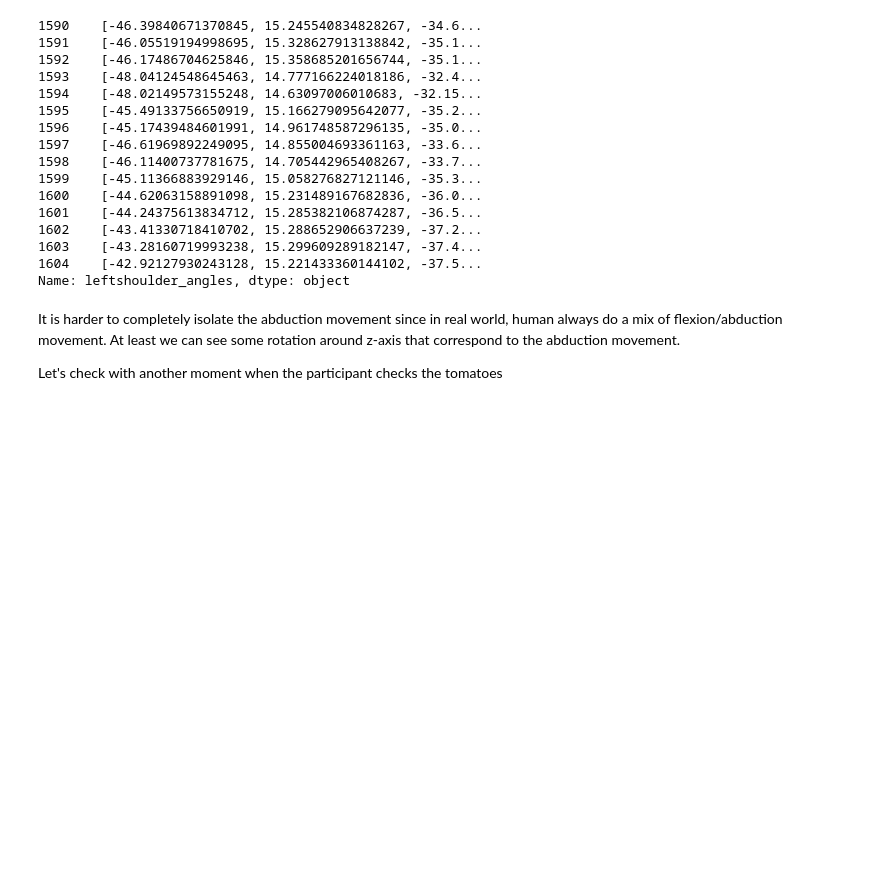
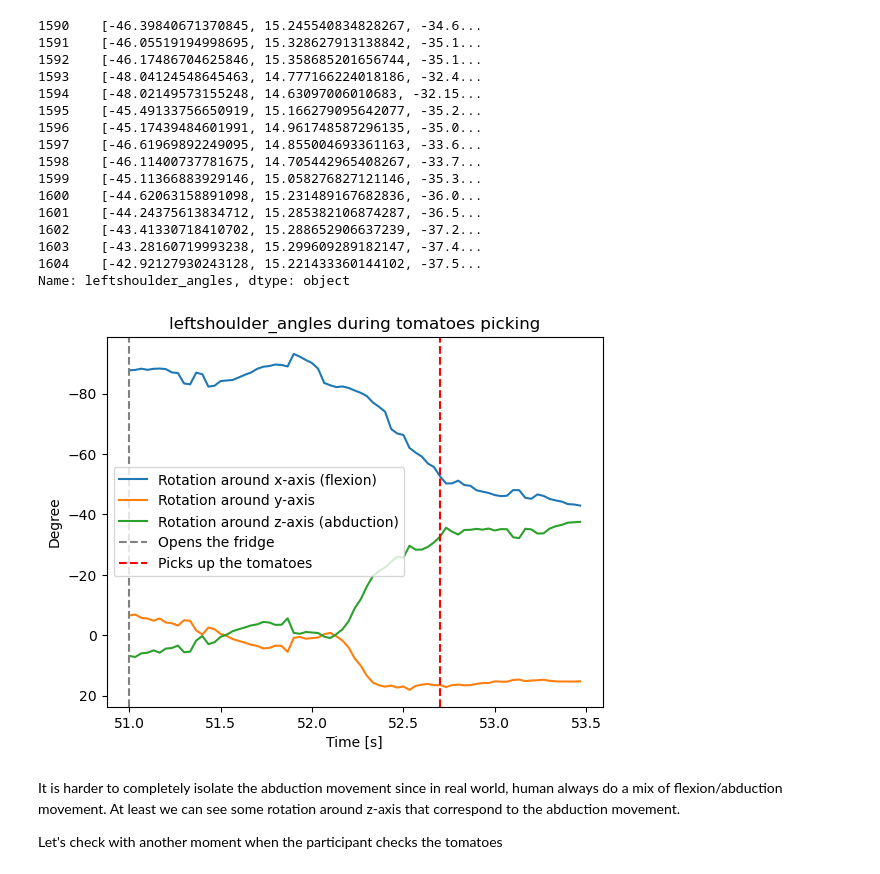
Before and after one commit to FranklinLeong/dexterity_assessment_CL, a Jupyter notebook: src/exploratory.ipynb, the cells around one changed output. Saved outputs shown, nothing was run; the diff lists cells and outputs as text; code cells hidden in the pictures; blank space fills up the shorter version.

```diff
--- a/src/exploratory.ipynb
+++ b/src/exploratory.ipynb
@@ -325,6 +331,12 @@ df['leftshoulder_angles'][idx[0]:idx[1]]
 1603    [-43.28160719993238, 15.299609289182147, -37.4...
 1604    [-42.92127930243128, 15.221433360144102, -37.5...
 Name: leftshoulder_angles, dtype: object
+# %%
+plot_angles(df, 51, 53.5, 'leftshoulder_angles', event = 'tomatoes picking',
+            vertical_line1 = True, label_vertical1 = 'Opens the fridge', x_vertical1 = 51,
+            vertical_line2 = True, x_vertical2 = 52.7, label_vertical2='Picks up the tomatoes')
+# %% [output]
+[figure, added]
 # %% [markdown]
 It is harder to completely isolate the abduction movement since in real world, human always do a mix of flexion/abduction movement. At least we can see some rotation around z-axis that correspond to the abduction movement.
 
```
Also changed, not shown: parts of 3 cells of this notebook, 2 other files.
